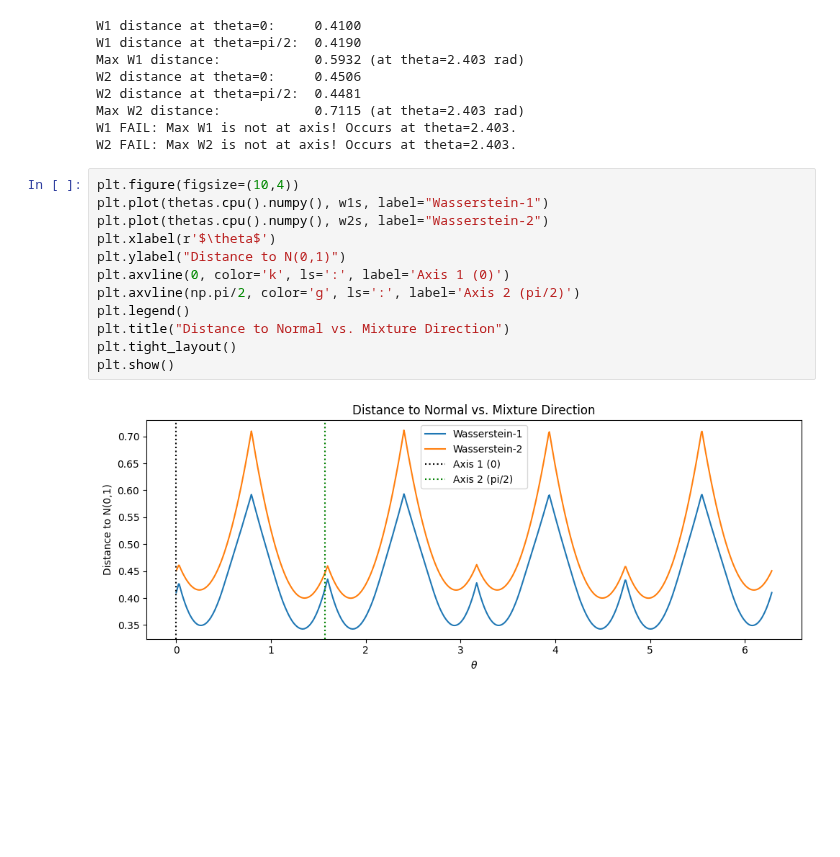
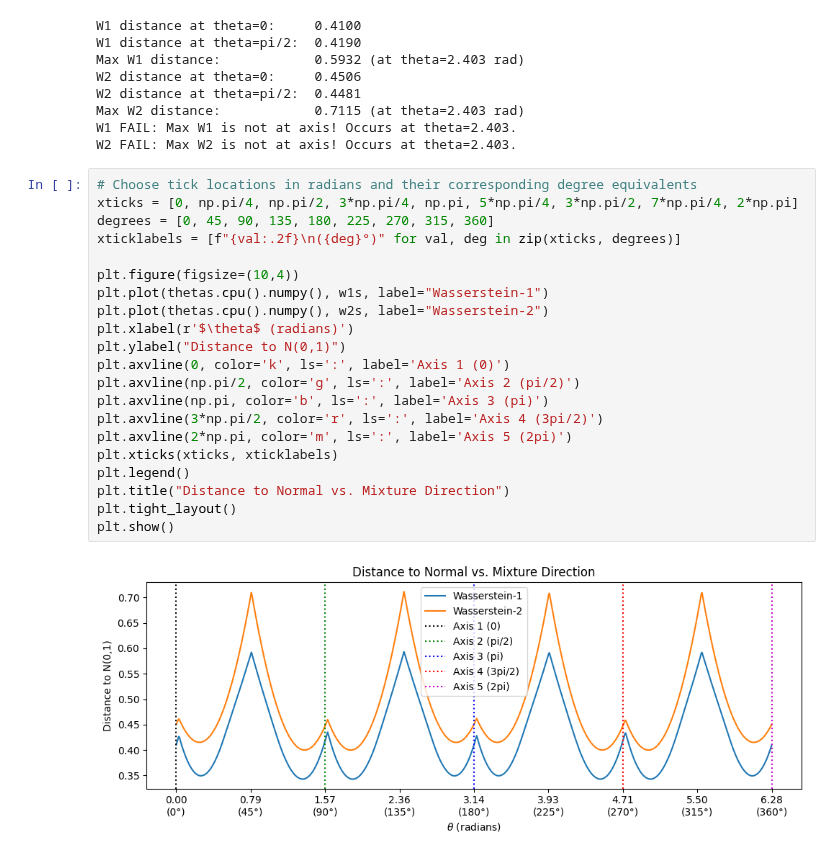
Before and after one commit to ashutoshjha3103/ot_in_linear_ica, a Jupyter notebook: exp/sim_single_ic_extract_discrete.ipynb, the cells around one changed output. Drawn from its saved outputs; the diff is of its cells as text; blank space fills up the shorter version.

```diff
--- a/exp/sim_single_ic_extract_discrete.ipynb
+++ b/exp/sim_single_ic_extract_discrete.ipynb
@@ -376,16 +376,25 @@ Max W2 distance:            0.7115 (at theta=2.403 rad)
 W1 FAIL: Max W1 is not at axis! Occurs at theta=2.403.
 W2 FAIL: Max W2 is not at axis! Occurs at theta=2.403.
 # %%
+# Choose tick locations in radians and their corresponding degree equivalents
+xticks = [0, np.pi/4, np.pi/2, 3*np.pi/4, np.pi, 5*np.pi/4, 3*np.pi/2, 7*np.pi/4, 2*np.pi]
+degrees = [0, 45, 90, 135, 180, 225, 270, 315, 360]
+xticklabels = [f"{val:.2f}\n({deg}°)" for val, deg in zip(xticks, degrees)]
+
 plt.figure(figsize=(10,4))
 plt.plot(thetas.cpu().numpy(), w1s, label="Wasserstein-1")
 plt.plot(thetas.cpu().numpy(), w2s, label="Wasserstein-2")
-plt.xlabel(r'$\theta$')
+plt.xlabel(r'$\theta$ (radians)')
 plt.ylabel("Distance to N(0,1)")
 plt.axvline(0, color='k', ls=':', label='Axis 1 (0)')
 plt.axvline(np.pi/2, color='g', ls=':', label='Axis 2 (pi/2)')
+plt.axvline(np.pi, color='b', ls=':', label='Axis 3 (pi)')
+plt.axvline(3*np.pi/2, color='r', ls=':', label='Axis 4 (3pi/2)')
+plt.axvline(2*np.pi, color='m', ls=':', label='Axis 5 (2pi)')
+plt.xticks(xticks, xticklabels)
 plt.legend()
 plt.title("Distance to Normal vs. Mixture Direction")
 plt.tight_layout()
 plt.show()
 # %% [output]
-[figure, old version]
+[figure, new version]
```
Also changed, not shown: parts of 1 cell of this notebook, 1 other file.
